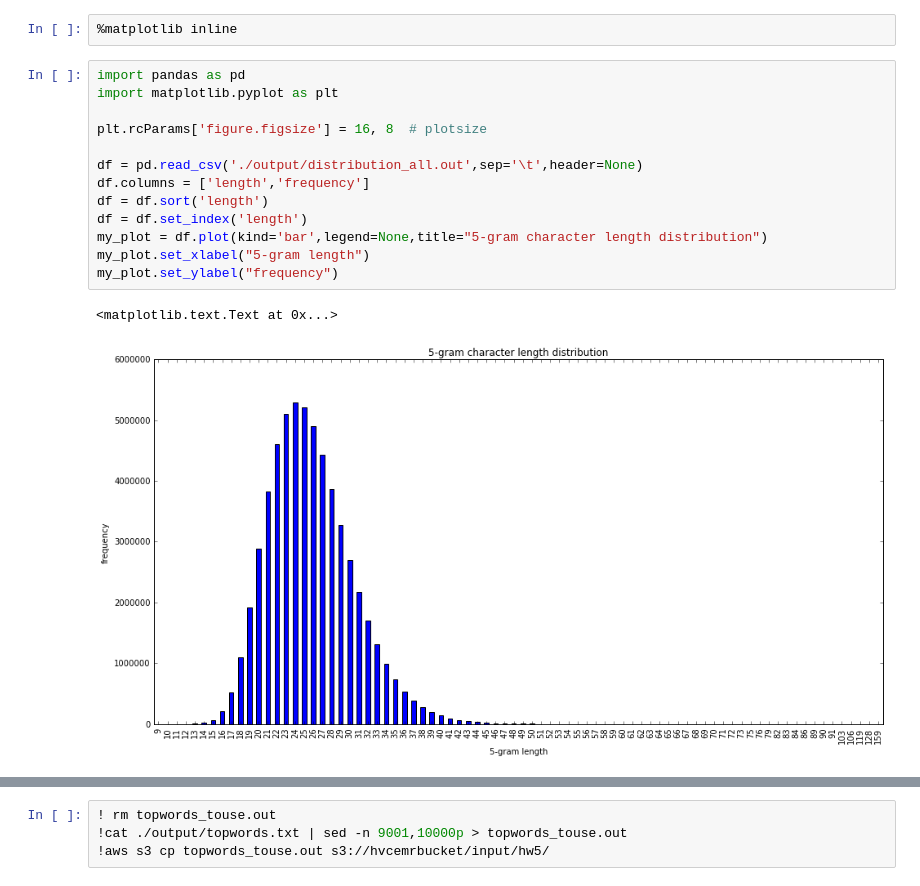
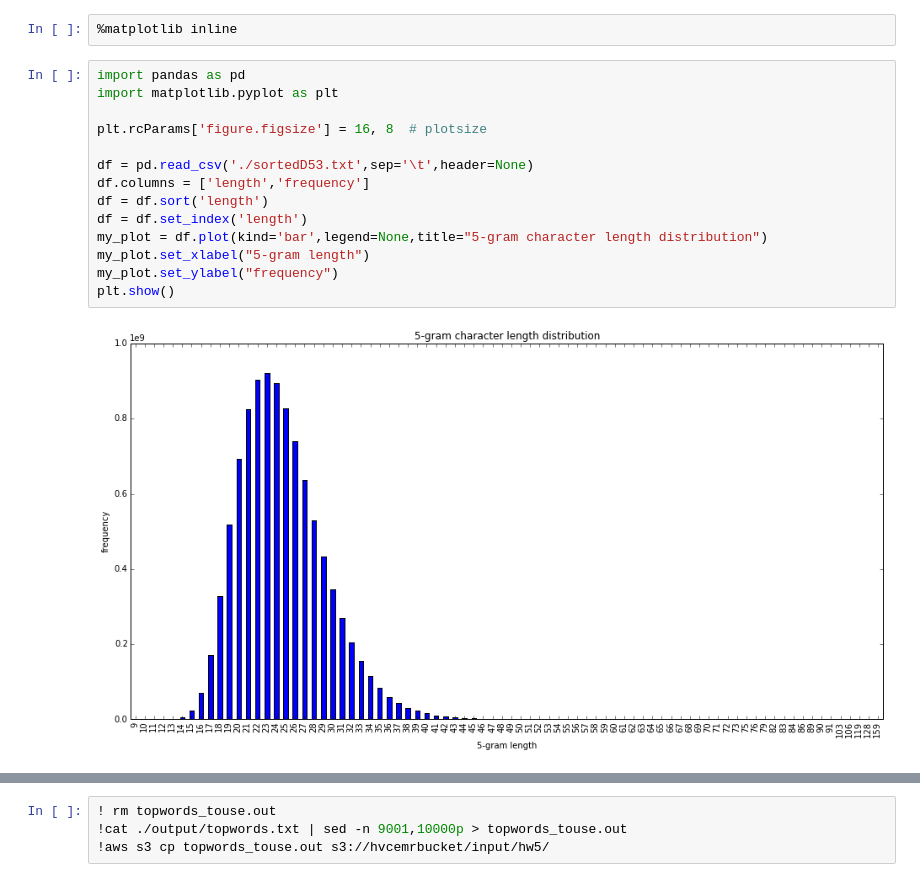
Before and after one commit to presquepartout/W261_Fabrika, a Jupyter notebook: hw5/MIDS-W261-2016-HWK-Week05-Team4.ipynb, the cells around one changed output, grey strips where cells are left out. Saved outputs shown, nothing was run; the diff lists cells and outputs as text.

```diff
--- a/hw5/MIDS-W261-2016-HWK-Week05-Team4.ipynb
+++ b/hw5/MIDS-W261-2016-HWK-Week05-Team4.ipynb
@@ -606,16 +599,16 @@ rm: ./output/distribution_all.out: No such file or directory
 # %%
 import pandas as pd
 import matplotlib.pyplot as plt
 
 plt.rcParams['figure.figsize'] = 16, 8  # plotsize
 
-df = pd.read_csv('./output/distribution_all.out',sep='\t',header=None)
+df = pd.read_csv('./sortedD53.txt',sep='\t',header=None)
 df.columns = ['length','frequency']
 df = df.sort('length')
 df = df.set_index('length')
 my_plot = df.plot(kind='bar',legend=None,title="5-gram character length distribution")
 my_plot.set_xlabel("5-gram length")
 my_plot.set_ylabel("frequency")
+plt.show()
 # %% [output]
-<matplotlib.text.Text at 0x...>
-[figure, old version]
+[figure, new version]
```
Also changed, not shown: parts of 40 cells of this notebook.
